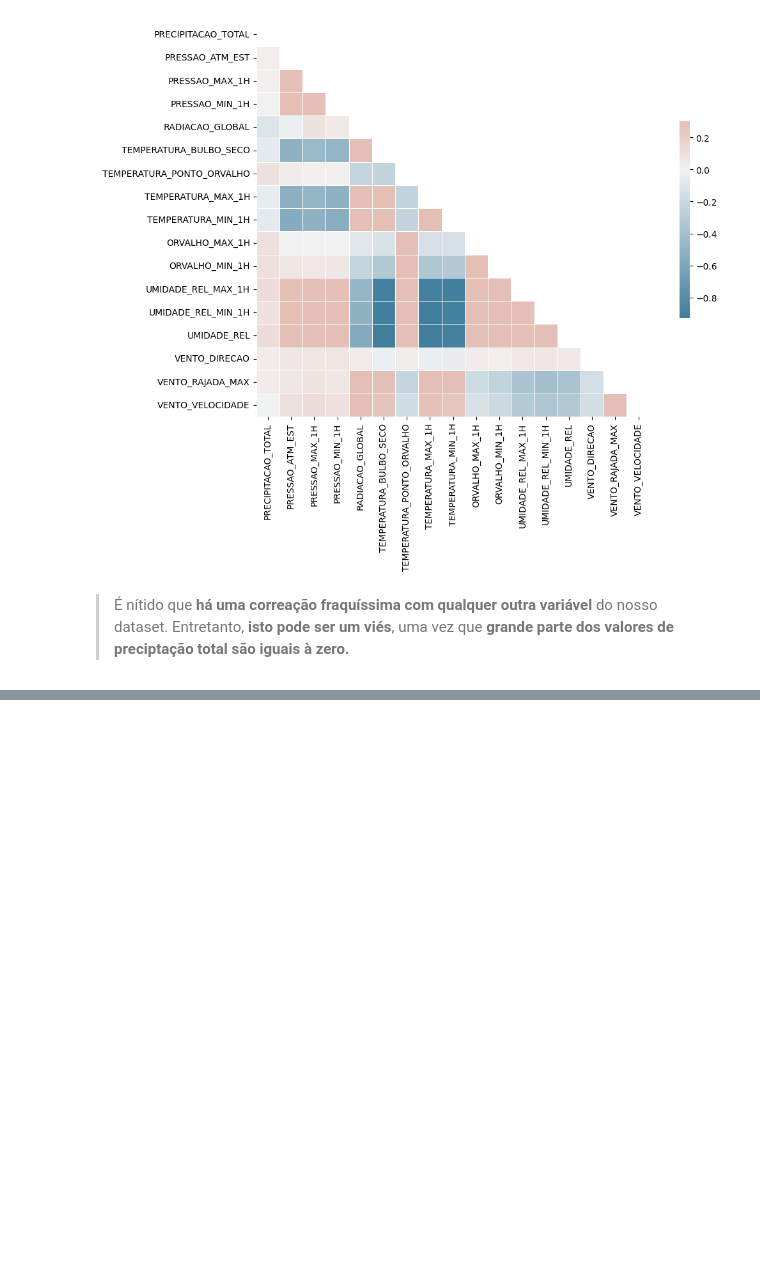
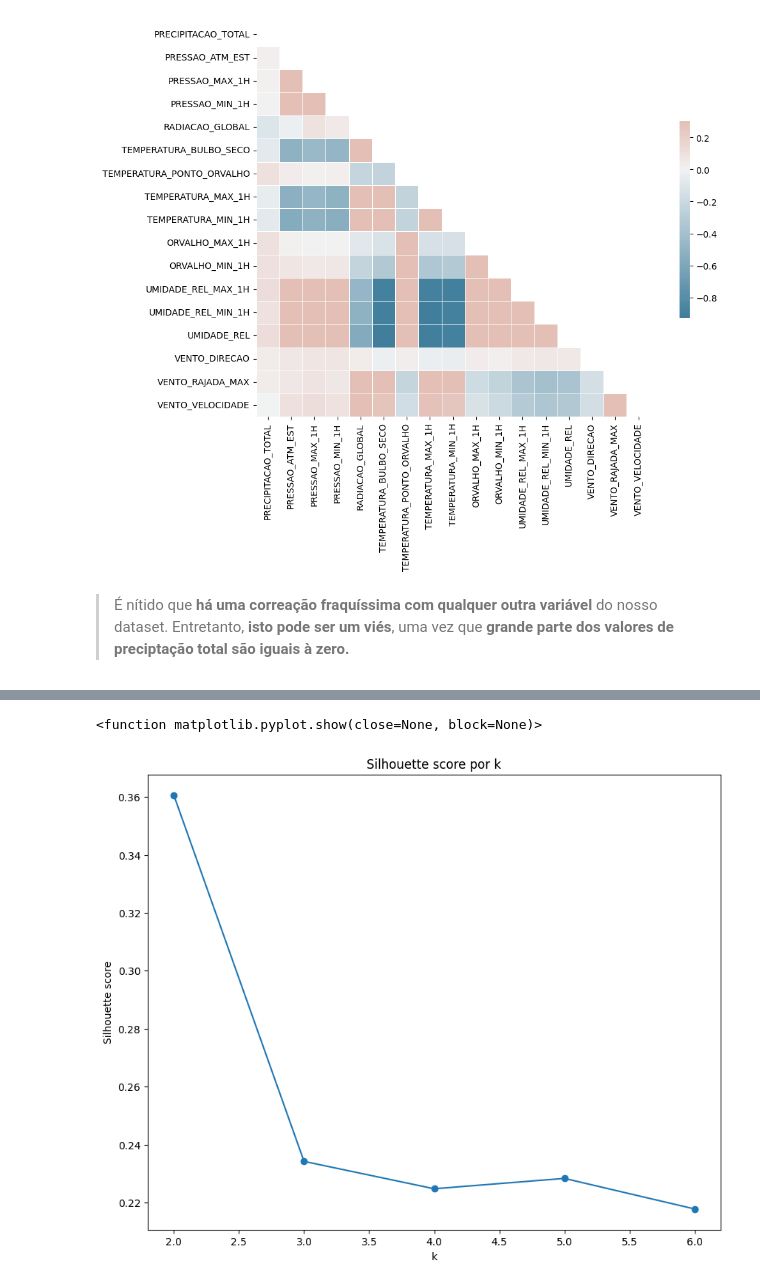
Before and after one commit to mesa-6/avd-project, a Jupyter notebook: jupyter_app/notebooks/EDA.ipynb, the cells around one changed output, grey strips where cells are left out. Saved outputs shown, nothing was run; the diff lists cells and outputs as text; code cells hidden in the pictures; blank space fills up the shorter version.

```diff
--- a/jupyter_app/notebooks/EDA.ipynb
+++ b/jupyter_app/notebooks/EDA.ipynb
@@ -223,0 +451,13 @@ sns.heatmap(corr, mask=mask,
+# %%
+plt.figure(figsize=(10, 8))
+
+plt.plot(list(K_range), silhueta_score, '-o')
+
+plt.xlabel('k')
+plt.ylabel('Silhouette score')
+
+plt.title('Silhouette score por k')
+plt.show
+# %% [output]
+<function matplotlib.pyplot.show(close=None, block=None)>
+[figure, added]
```
Also changed, not shown: parts of 43 cells of this notebook, 3 other files.
